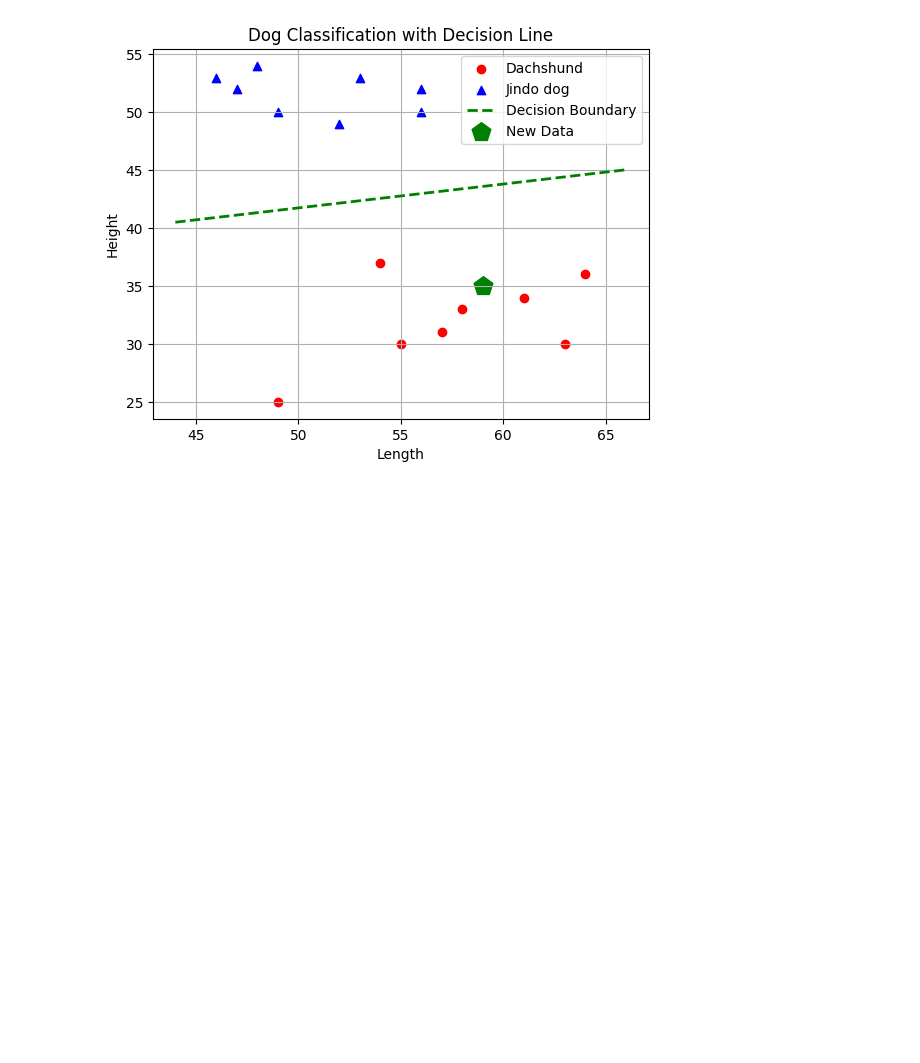
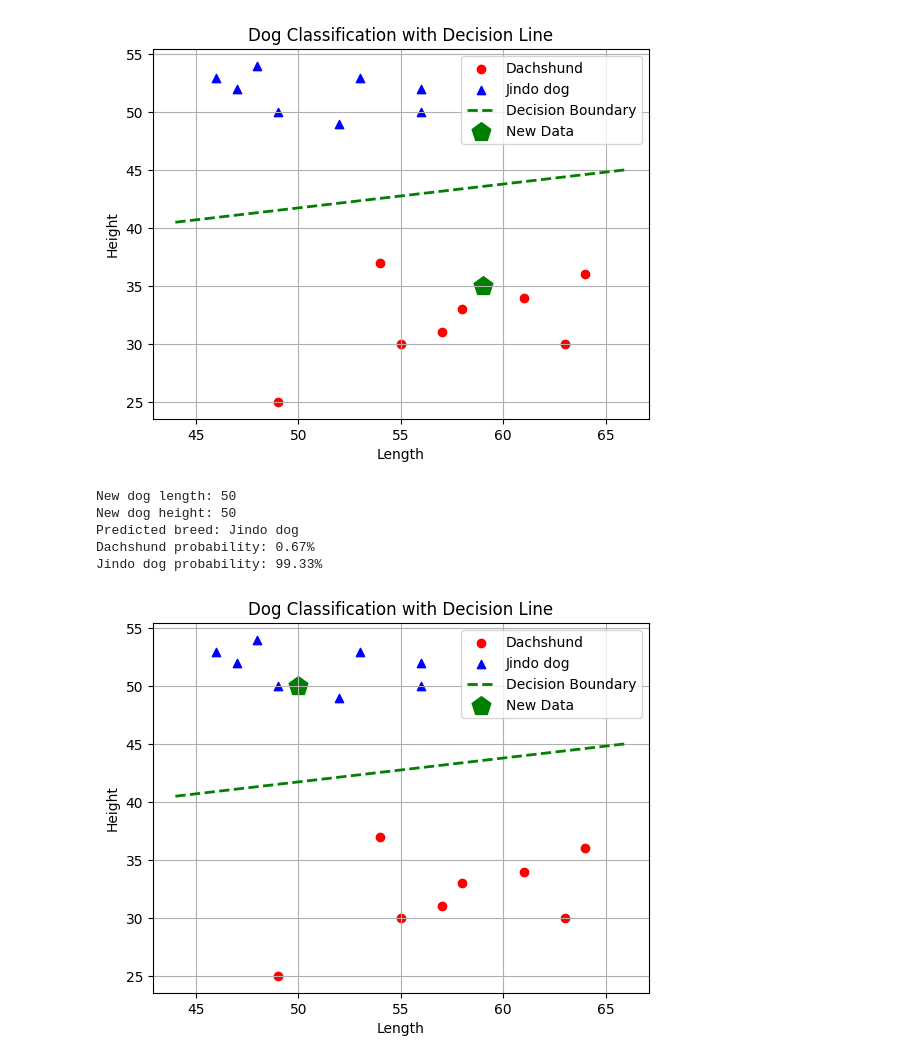
Before and after one commit to Zarnigor05/AI-Couse-Electrical-and-Computer-dept, a Jupyter notebook: Untitled0.ipynb, the cells around one changed output. Cells and saved outputs as stored; diff of their text form; code cells hidden in the pictures; blank space fills up the shorter version.

```diff
--- a/Untitled0.ipynb
+++ b/Untitled0.ipynb
@@ -515,3 +515,75 @@ Predicted breed: Dachshund
 Dachshund probability: 99.45%
 Jindo dog probability: 0.55%
 [figure]
+# %%
+import numpy as np
+import matplotlib.pyplot as plt
+
+# ---- Visualization ----
+plt.scatter(dach_length, dach_height, c='r', label='Dachshund')
+plt.scatter(jin_length, jin_height, c='b', marker='^', label='Jindo dog')
+
+# ---- Decision Boundary ----
+x_values = np.linspace(min(X[:, 0]) - 2, max(X[:, 0]) + 2, 200)
+
+w1 = model.coef_[0][0]
+w2 = model.coef_[0][1]
+b = model.intercept_[0]
+
+y_values = -(w1 * x_values + b) / w2
+
+plt.plot(
+    x_values,
+    y_values,
+    'g--',
+    linewidth=2,
+    label='Decision Boundary'
+)
+
+# ---- New Data ----
+newdata_length = [50]
+newdata_height = [50]
+
+newdata = np.array([[newdata_length[0], newdata_height[0]]])
+
+# Predict the breed
+y_pred = model.predict(newdata)
+y_pred_prob = model.predict_proba(newdata)
+
+# Display prediction
+print("New dog length:", newdata_length[0])
+print("New dog height:", newdata_height[0])
+
+if y_pred[0] == 0:
+    print("Predicted breed: Dachshund")
+else:
+    print("Predicted breed: Jindo dog")
+
+print(f"Dachshund probability: {y_pred_prob[0][0] * 100:.2f}%")
+print(f"Jindo dog probability: {y_pred_prob[0][1] * 100:.2f}%")
+
+# Plot the new dog
+plt.scatter(
+    newdata_length,
+    newdata_height,
+    c='g',
+    marker='p',
+    s=200,
+    label='New Data'
+)
+
+# ---- Labels and Title ----
+plt.xlabel('Length')
+plt.ylabel('Height')
+plt.title('Dog Classification with Decision Line')
+plt.legend(loc='upper right')
+plt.grid(True)
+
+plt.show()
+# %% [output]
+New dog length: 50
+New dog height: 50
+Predicted breed: Jindo dog
+Dachshund probability: 0.67%
+Jindo dog probability: 99.33%
+[figure, added]
```
